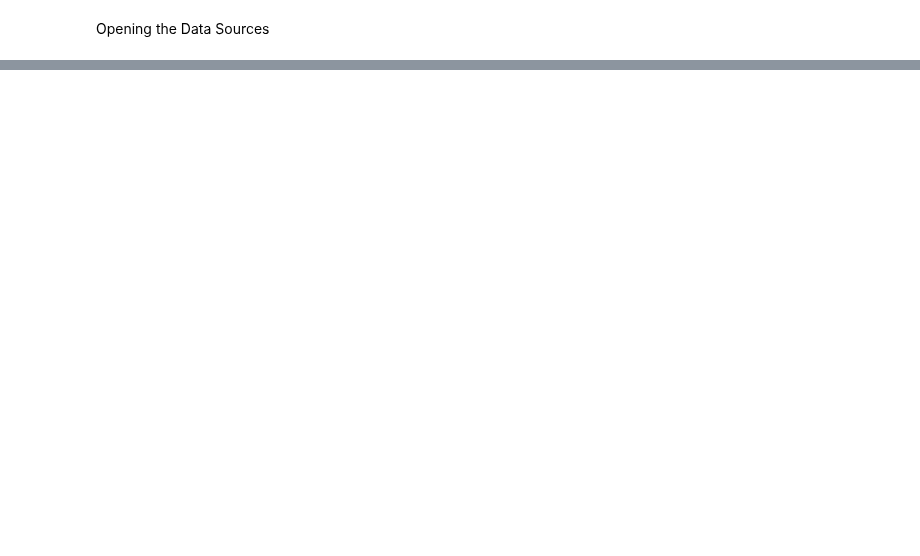
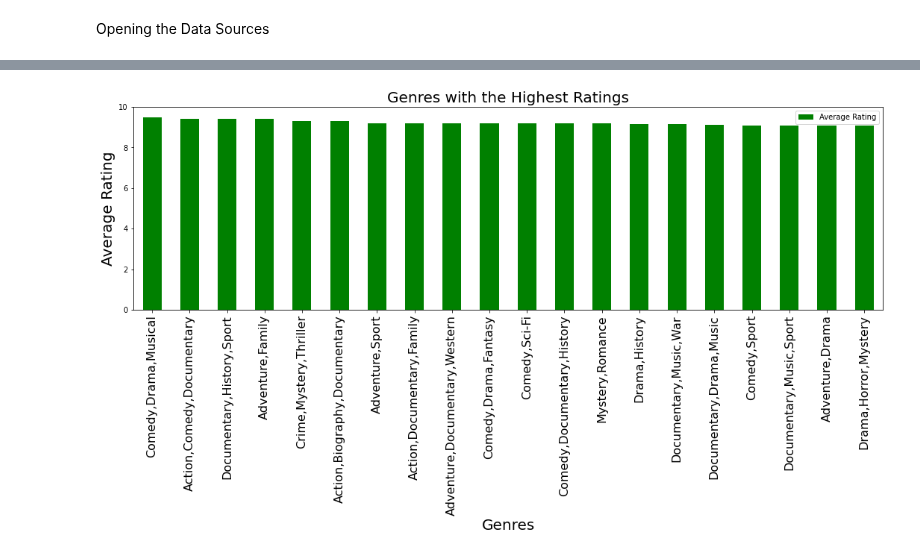
Before and after one commit to QuinnGrigsby/Capstone_Git-ing_it_done_MovieInformation, a Jupyter notebook: Data Understanding.ipynb, the cells around one changed output, grey strips where cells are left out. Cells and saved outputs as stored; diff of their text form; code cells hidden in the pictures; blank space fills up the shorter version.

```diff
--- a/Data Understanding.ipynb
+++ b/Data Understanding.ipynb
@@ -11,0 +47,20 @@ FileNotFoundError: [Errno 2] No such file or directory: 'bom.movie_gross.csv.gz'
+# %%
+conn = sqlite3.connect("im.db")
+cur = conn.cursor()
+# %%
+query_for_high_ratings = """
+SELECT averagerating as avg_rating, genres, numvotes
+FROM movie_ratings
+JOIN movie_basics
+    USING (movie_id)
+WHERE averagerating >= 8.5
+AND numvotes > 30
+AND genres IS NOT NULL
+ORDER BY avg_rating DESC
+;
+"""
+high_ratings = pd.read_sql(query_for_high_ratings, conn)
+# %%
+high_ratings = high_ratings[high_ratings["genres"].str.contains("None") == False]
+data_for_analysis_by_rating_high = high_ratings.groupby(by="genres", as_index=False).mean()
+data_for_analysis_by_rating_high.sort_values(by="avg_rating", ascending=False, inplace = True)
@@ -11,0 +108,14 @@ FileNotFoundError: [Errno 2] No such file or directory: 'bom.movie_gross.csv.gz'
+# %%
+top_20_by_rating = data_for_analysis_by_rating_high.iloc[:20]
+top_20__by_rating_no_numvotes = top_20_by_rating.drop(["numvotes"], axis = 1)
+# %%
+top_20__by_rating_no_numvotes.plot("genres", kind="bar", figsize = (18,5), color = "g")
+plt.xlabel("Genres", fontsize = 20)
+plt.xticks(rotation = 90, fontsize = 16)
+plt.ylabel("Average Rating", fontsize = 20)
+plt.yticks(range(0,11,2))
+plt.title("Genres with the Highest Ratings", fontsize = 20)
+plt.legend(labels=['Average Rating'])
+plt.show()
+# %% [output]
+[figure, added]
```
Also changed, not shown: parts of 53 cells of this notebook.
